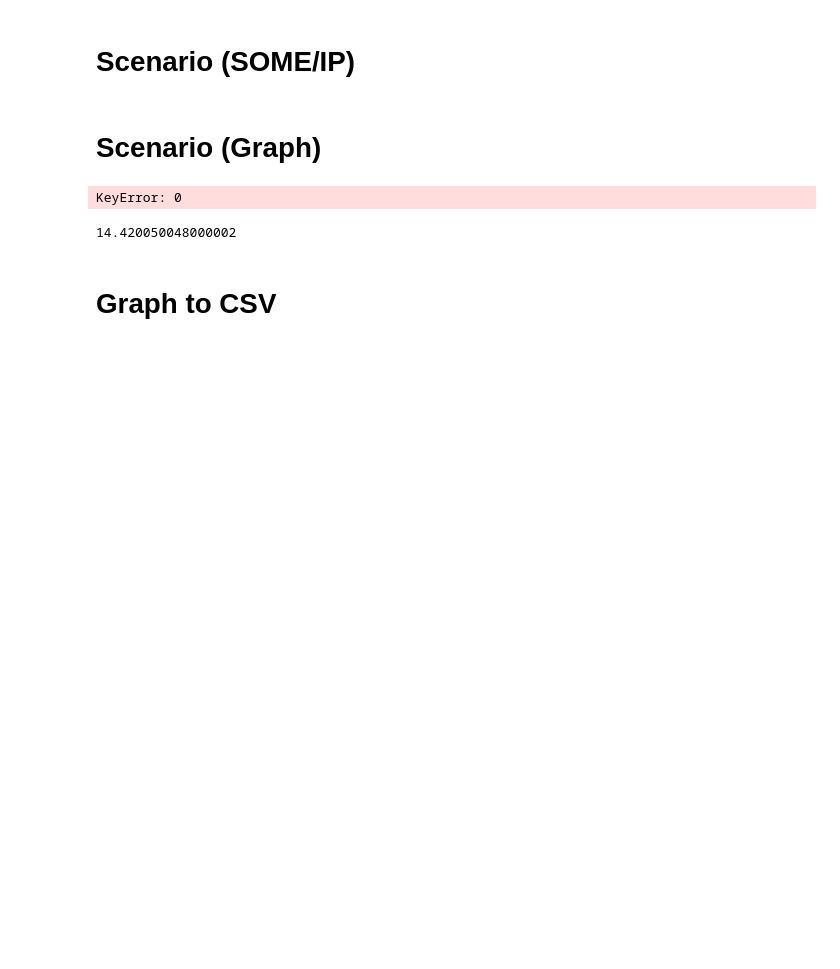
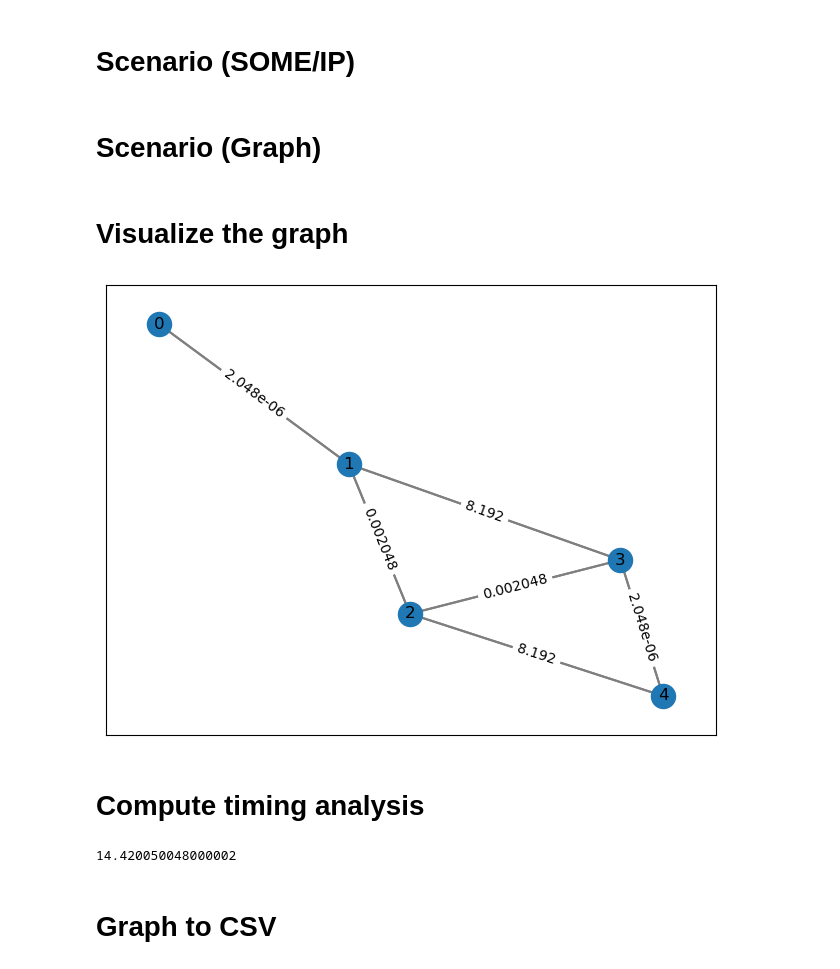
Before and after one commit to Galfurian/someip_timing_analysis, a Jupyter notebook: notebooks/test_network.ipynb, the cells around one changed output. Saved outputs shown, nothing was run; the diff lists cells and outputs as text; code cells hidden in the pictures; blank space fills up the shorter version.

Commit message:
Add function to plot the graph. Add function to write toand read from a CSV file. Improve network example.

```diff
--- a/notebooks/test_network.ipynb
+++ b/notebooks/test_network.ipynb
@@ -72,29 +62,33 @@ C5 = Client("C5", boot_del=3, init_del=2, rep_del=1, rep_max=3, find_mode=True)
 # %% [markdown]
 # Scenario (Graph)
 # %%
-# Place them inside nodes.
-n0 = Device(0, [S0, C0, C1], 0.05)
-n1 = Device(1, [S1, S2], 0.025)
-n2 = Device(2, [S3, C2, C3], 0.075)
-n3 = Device(3, [S4, C4], 0.045)
-n4 = Device(4, [C5], 0.076)
+# Place services and clients inside nodes.
+n0 = Device(id = 0, entities = [S0, C0, C1], base_delay = 0.05)
+n1 = Device(id = 1, entities = [S1, S2],     base_delay = 0.025)
+n2 = Device(id = 2, entities = [S3, C2, C3], base_delay = 0.075)
+n3 = Device(id = 3, entities = [S4, C4],     base_delay = 0.045)
+n4 = Device(id = 4, entities = [C5],         base_delay = 0.076)
 
+# Create the graph, using weights computed using the following formula:
+#   (frame_length * 8) / link_speed
 #
-def weight_function(G:Graph, n0:Node, n1:Node, frame_length:float, link_speed:float) -> float:
-    return (frame_length * 8) / link_speed
-
-# Create the graph.
 G = Graph(
-    [
-        (n0, n1, functools.partial(weight_function, frame_length=256, link_speed=1e09)),
-        (n1, n2, functools.partial(weight_function, frame_length=256, link_speed=1e06)),
-        (n1, n3, functools.partial(weight_function, frame_length=1024, link_speed=1e03)),
-        (n3, n4, functools.partial(weight_function, frame_length=256, link_speed=1e09)),
-        (n2, n3, functools.partial(weight_function, frame_length=256, link_speed=1e06)),
-        (n2, n4, functools.partial(weight_function, frame_length=1024, link_speed=1e03))
+    connections = [
+        (n0, n1, lambda graph, node0, node1: ( 256 * 8) / 1e09),
+        (n1, n2, lambda graph, node0, node1: ( 256 * 8) / 1e06),
+        (n1, n3, lambda graph, node0, node1: (1024 * 8) / 1e03),
+        (n3, n4, lambda graph, node0, node1: ( 256 * 8) / 1e09),
+        (n2, n3, lambda graph, node0, node1: ( 256 * 8) / 1e06),
+        (n2, n4, lambda graph, node0, node1: (1024 * 8) / 1e03)
     ],
-    False
+    directed = False
 )
-# %% [output]
-KeyError: 0
+# %% [markdown]
+# Visualize the graph
+# %%
+G.plot_graph()
+# %% [output]
+[figure, added]
+# %% [markdown]
+# Compute timing analysis
 # %%
```
Also changed, not shown: parts of 7 cells of this notebook, 2 other files.
